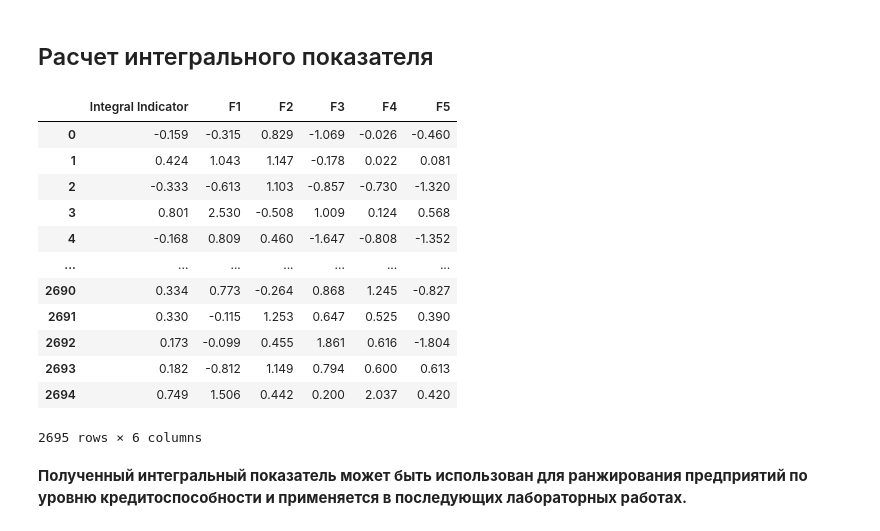
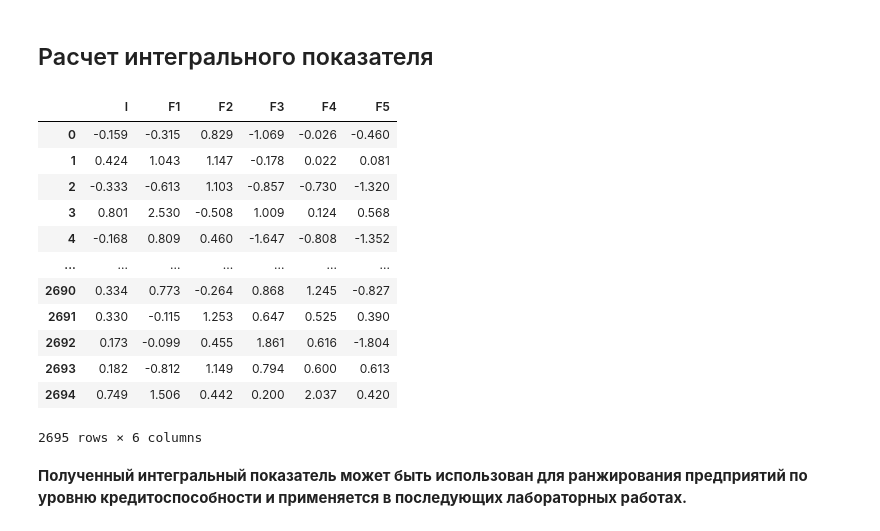
Before and after one commit to kesa444ka/Economic-Data-Analysis-Labs, a Jupyter notebook: notebooks/02_factor_analysis_pca.ipynb, the cells around one changed output. Saved outputs shown, nothing was run; the diff lists cells and outputs as text; code cells hidden in the pictures.

```diff
--- a/notebooks/02_factor_analysis_pca.ipynb
+++ b/notebooks/02_factor_analysis_pca.ipynb
@@ -162,18 +162,18 @@ display(loadings_rotated_filtered)
 # %%
 factor_scores = fa.transform(X)
 
 factor_scores_df = pd.DataFrame(
     factor_scores,
     index=X.index,
     columns=[f'F{i+1}' for i in range(n_factors)]
 )
 
 I = calculate_integral_indicator(factor_scores_df, expl_rot)
-factor_scores_df.insert(0, "Integral Indicator", I)
+factor_scores_df.insert(0, "I", I)
 
 display(factor_scores_df.round(3))
 # %% [output]
-|  | Integral Indicator | F1 | F2 | F3 | F4 | F5 |
+|  | I | F1 | F2 | F3 | F4 | F5 |
 | 0 | -0.159 | -0.315 | 0.829 | -1.069 | -0.026 | -0.460 |
 | 1 | 0.424 | 1.043 | 1.147 | -0.178 | 0.022 | 0.081 |
 | 2 | -0.333 | -0.613 | 1.103 | -0.857 | -0.730 | -1.320 |
```
Also changed, not shown: parts of 1 cell of this notebook, 3 other files.
